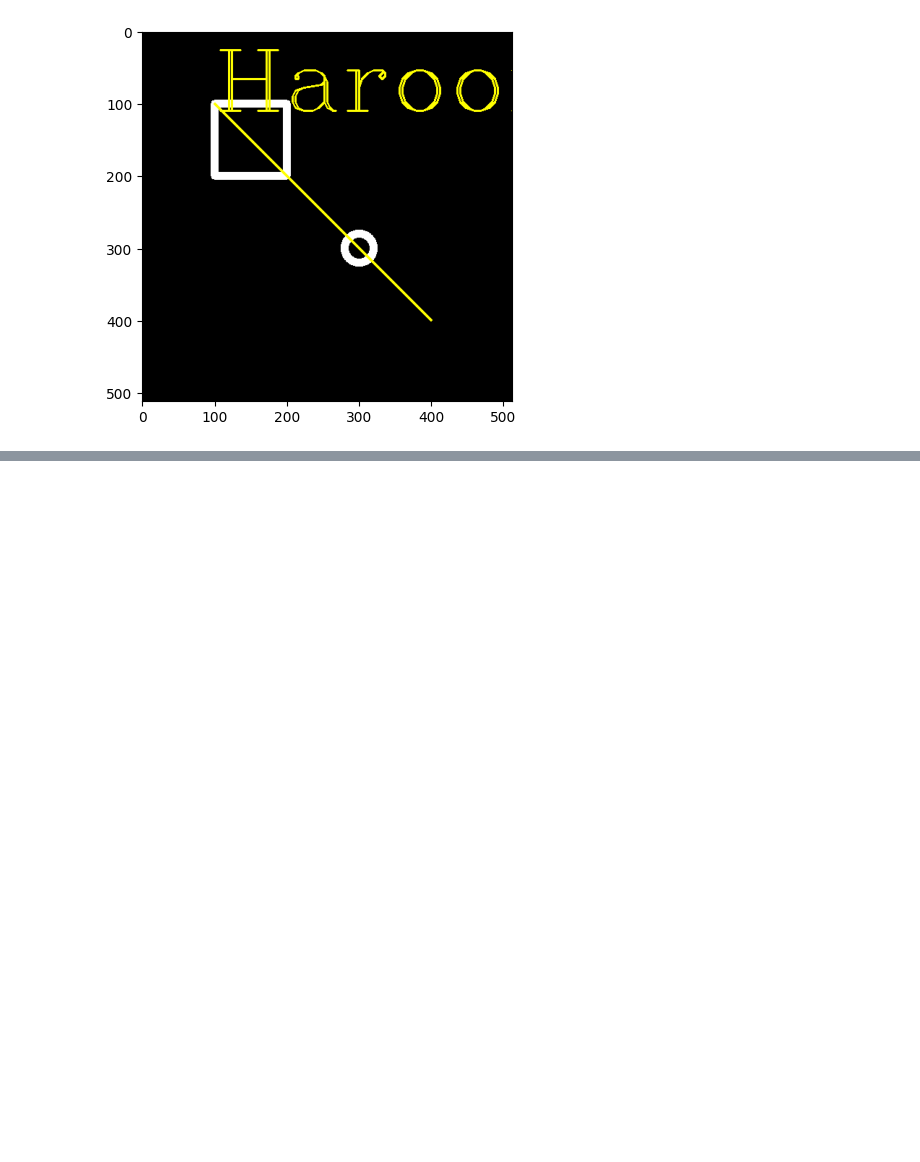
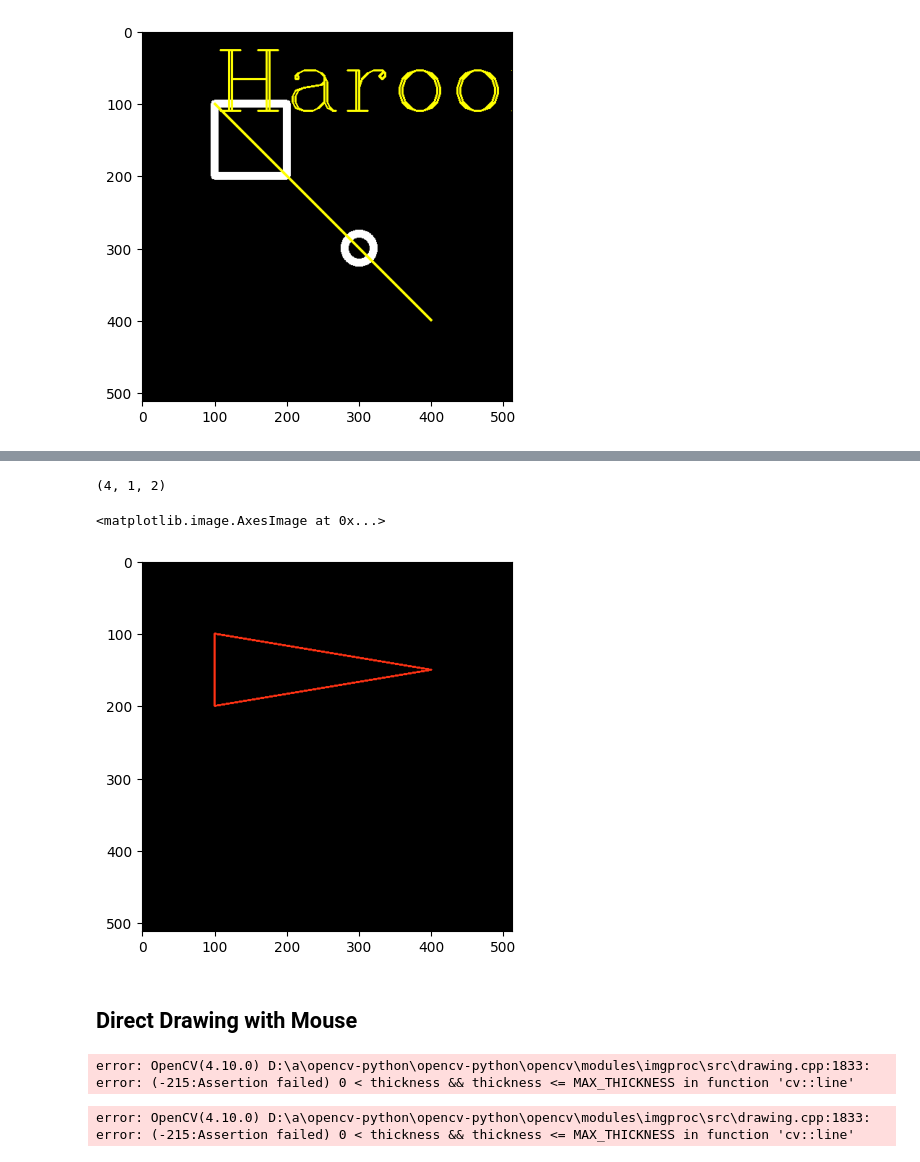
Before and after one commit to haroon-khan786/DL_OpenCV_exercise, a Jupyter notebook: Opencv_DL_exercise.ipynb, the cells around one changed output, grey strips where cells are left out. Saved outputs shown, nothing was run; the diff lists cells and outputs as text; code cells hidden in the pictures; blank space fills up the shorter version.

Commit message:
Direct Drawing on images with a mouse

```diff
--- a/Opencv_DL_exercise.ipynb
+++ b/Opencv_DL_exercise.ipynb
@@ -162,3 +162,6 @@ plt.imshow(blank_img)
 Clipping input data to the valid range for imshow with RGB data ([0..1] for floats or [0..255] for integers). Got range [0.0..255.0].
 <matplotlib.image.AxesImage at 0x...>
 [figure]
+# %%
+blank_image = np.zeros(shape=(512 ,512, 3) , dtype= np.int32)
+plt.imshow(blank_image)
@@ -164,0 +171,3 @@ Clipping input data to the valid range for imshow with RGB data ([0..1] for floa
+# %%
+vertices = np.array([[100 , 100] , [100 , 200] , [400 , 150]  , [400 ,150]] , dtype = np.int32)
+vertices
@@ -164,0 +183,2 @@ Clipping input data to the valid range for imshow with RGB data ([0..1] for floa
+# %%
+points = vertices.reshape((-1 ,1, 2))
@@ -164,0 +195,44 @@ Clipping input data to the valid range for imshow with RGB data ([0..1] for floa
+# %%
+points.shape
+# %% [output]
+(4, 1, 2)
+# %%
+cv2.polylines(blank_image , [points] , isClosed = True , color = (255 ,50 ,20) , thickness = 2)
+plt.imshow(blank_image)
+# %% [output]
+<matplotlib.image.AxesImage at 0x...>
+[figure, added]
+# %% [markdown]
+## Direct Drawing with Mouse
+# %%
+import numpy as np
+import cv2
+
+#################
+### FUNCTION ####
+#################
+
+def draw_circle(event , x, y, flags , param):
+    if event == cv2.EVENT_LBUTTONDOWN:
+        cv2.circle(image , (x , y)  , 100, (255 ,5 ,5) , -1)
+
+
+cv2.namedWindow(winname= 'my_drawing')
+cv2.setMouseCallback('my_drawing' , draw_line)
+
+##################################
+### SHOWING iMAGE WITH OpenCV ####
+##################################
+
+image  = np.zeros((512 ,512 ,3) , dtype = np.int8)
+
+while True:
+    cv2.imshow('my_drawing' , image)
+
+    if cv2.waitKey(1) & 0xFF == 27:
+        break
+
+cv2.destroyAllWindows()
+# %% [output]
+error: OpenCV(4.10.0) D:\a\opencv-python\opencv-python\opencv\modules\imgproc\src\drawing.cpp:1833: error: (-215:Assertion failed) 0 < thickness && thickness <= MAX_THICKNESS in function 'cv::line'
+error: OpenCV(4.10.0) D:\a\opencv-python\opencv-python\opencv\modules\imgproc\src\drawing.cpp:1833: error: (-215:Assertion failed) 0 < thickness && thickness <= MAX_THICKNESS in function 'cv::line'
```
Also changed, not shown: parts of 4 cells of this notebook.
